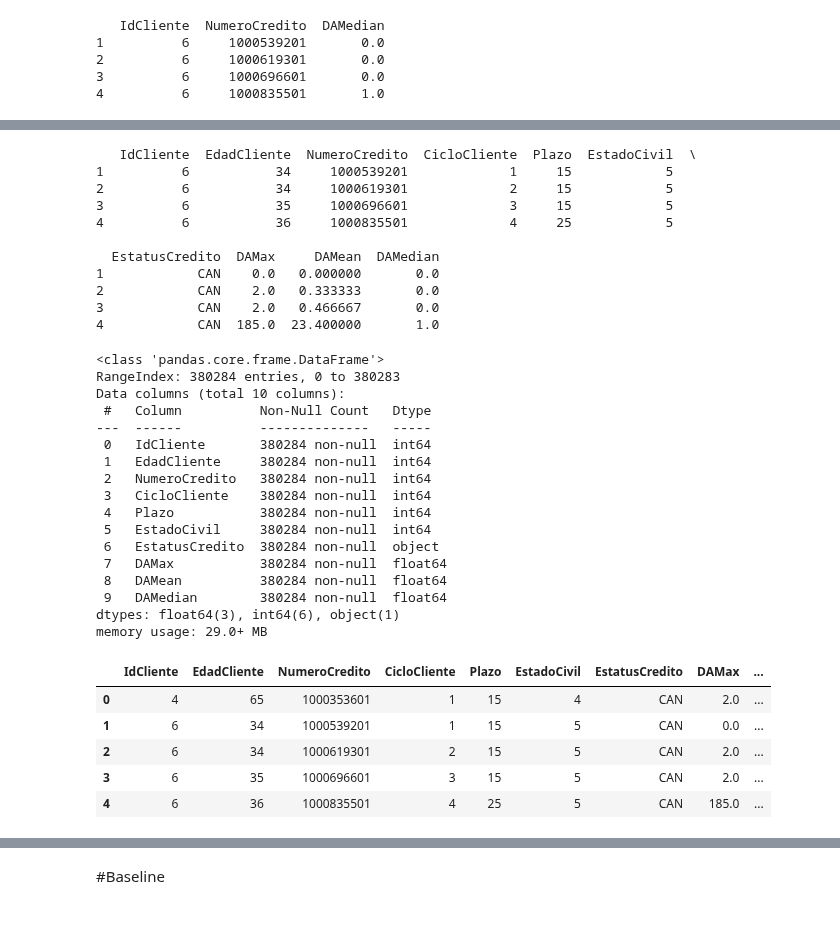
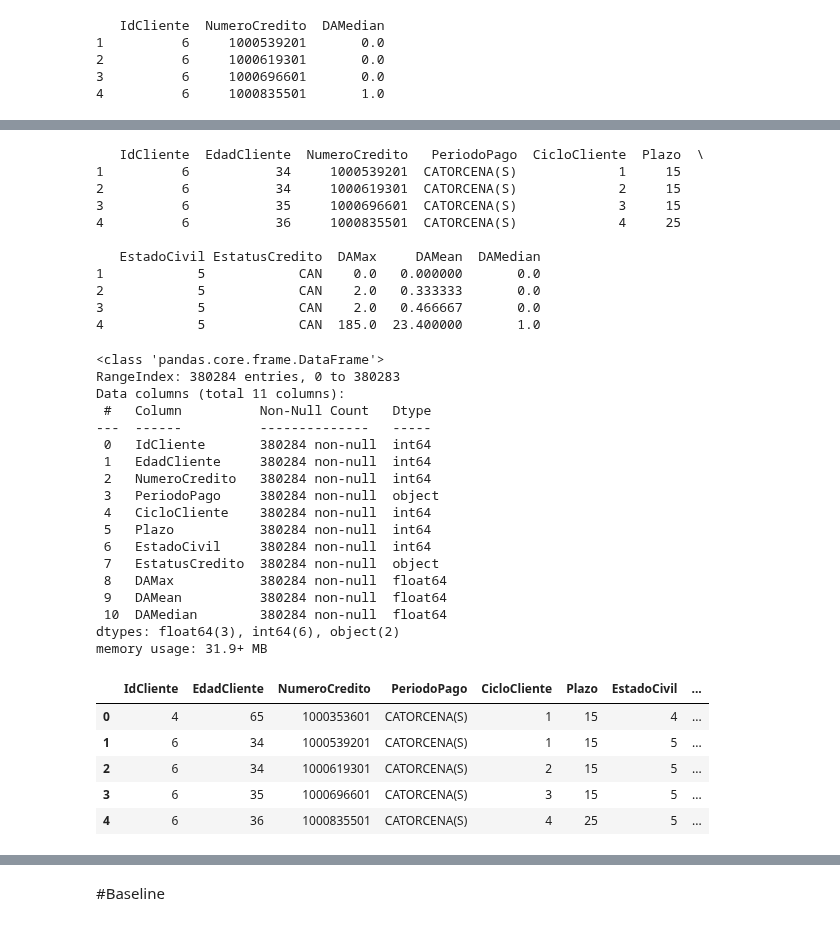
Before and after one commit to bmijangos/ProyectoIntegrador, a Jupyter notebook: Avance4_Equipo21.ipynb, the cells around one changed output, grey strips where cells are left out. Saved outputs shown, nothing was run; the diff lists cells and outputs as text; code cells hidden in the pictures.

```diff
--- a/Avance4_Equipo21.ipynb
+++ b/Avance4_Equipo21.ipynb
@@ -453,50 +357,51 @@ print(gpmediandf[gpmediandf['IdCliente']==6])
 # %%
 # agregamos la columan de la media
-newdf = pd.merge(gpmdadf, gpmeandf[['IdCliente','NumeroCredito','DAMean']], on=['IdCliente','NumeroCredito'], how='left')
+newgpdf = pd.merge(gpmdadf, gpmeandf[['IdCliente','NumeroCredito','DAMean']], on=['IdCliente','NumeroCredito'], how='left')
 
 # agregamos la columna de la mediana
-newdf = pd.merge(newdf, gpmediandf[['IdCliente','NumeroCredito','DAMedian']], on=['IdCliente','NumeroCredito'], how='left')
+newgpdf = pd.merge(newgpdf, gpmediandf[['IdCliente','NumeroCredito','DAMedian']], on=['IdCliente','NumeroCredito'], how='left')
 # %%
 # mostramos los datos del cliente 6
-print(newdf[newdf['IdCliente']==6])
+print(newgpdf[newgpdf['IdCliente']==6])
 # %% [output]
-   IdCliente  EdadCliente  NumeroCredito  CicloCliente  Plazo  EstadoCivil  \
-1          6           34     1000539201             1     15            5
-2          6           34     1000619301             2     15            5
-3          6           35     1000696601             3     15            5
-4          6           36     1000835501             4     25            5
+   IdCliente  EdadCliente  NumeroCredito   PeriodoPago  CicloCliente  Plazo  \
+1          6           34     1000539201  CATORCENA(S)             1     15
+2          6           34     1000619301  CATORCENA(S)             2     15
+3          6           35     1000696601  CATORCENA(S)             3     15
+4          6           36     1000835501  CATORCENA(S)             4     25
 
-  EstatusCredito  DAMax     DAMean  DAMedian
-1            CAN    0.0   0.000000       0.0
-2            CAN    2.0   0.333333       0.0
-3            CAN    2.0   0.466667       0.0
-4            CAN  185.0  23.400000       1.0
+   EstadoCivil EstatusCredito  DAMax     DAMean  DAMedian
+1            5            CAN    0.0   0.000000       0.0
+2            5            CAN    2.0   0.333333       0.0
+3            5            CAN    2.0   0.466667       0.0
+4            5            CAN  185.0  23.400000       1.0
 # %%
-newdf.info()
+newgpdf.info()
 # %% [output]
 <class 'pandas.core.frame.DataFrame'>
 RangeIndex: 380284 entries, 0 to 380283
-Data columns (total 10 columns):
+Data columns (total 11 columns):
  #   Column          Non-Null Count   Dtype
 ---  ------          --------------   -----
  0   IdCliente       380284 non-null  int64
  1   EdadCliente     380284 non-null  int64
  2   NumeroCredito   380284 non-null  int64
- 3   CicloCliente    380284 non-null  int64
- 4   Plazo           380284 non-null  int64
- 5   EstadoCivil     380284 non-null  int64
- 6   EstatusCredito  380284 non-null  object
- 7   DAMax           380284 non-null  float64
- 8   DAMean          380284 non-null  float64
- 9   DAMedian        380284 non-null  float64
-dtypes: float64(3), int64(6), object(1)
-memory usage: 29.0+ MB
+ 3   PeriodoPago     380284 non-null  object
+ 4   CicloCliente    380284 non-null  int64
+ 5   Plazo           380284 non-null  int64
+ 6   EstadoCivil     380284 non-null  int64
+ 7   EstatusCredito  380284 non-null  object
+ 8   DAMax           380284 non-null  float64
+ 9   DAMean          380284 non-null  float64
+ 10  DAMedian        380284 non-null  float64
+dtypes: float64(3), int64(6), object(2)
+memory usage: 31.9+ MB
 # %%
-newdf.head()
+newgpdf.head()
 # %% [output]
-|  | IdCliente | EdadCliente | NumeroCredito | CicloCliente | Plazo | EstadoCivil | EstatusCredito | DAMax | ... |
-| 0 | 4 | 65 | 1000353601 | 1 | 15 | 4 | CAN | 2.0 | ... |
-| 1 | 6 | 34 | 1000539201 | 1 | 15 | 5 | CAN | 0.0 | ... |
-| 2 | 6 | 34 | 1000619301 | 2 | 15 | 5 | CAN | 2.0 | ... |
-| 3 | 6 | 35 | 1000696601 | 3 | 15 | 5 | CAN | 2.0 | ... |
-| 4 | 6 | 36 | 1000835501 | 4 | 25 | 5 | CAN | 185.0 | ... |
+|  | IdCliente | EdadCliente | NumeroCredito | PeriodoPago | CicloCliente | Plazo | EstadoCivil | ... |
+| 0 | 4 | 65 | 1000353601 | CATORCENA(S) | 1 | 15 | 4 | ... |
+| 1 | 6 | 34 | 1000539201 | CATORCENA(S) | 1 | 15 | 5 | ... |
+| 2 | 6 | 34 | 1000619301 | CATORCENA(S) | 2 | 15 | 5 | ... |
+| 3 | 6 | 35 | 1000696601 | CATORCENA(S) | 3 | 15 | 5 | ... |
+| 4 | 6 | 36 | 1000835501 | CATORCENA(S) | 4 | 25 | 5 | ... |
```
Also changed, not shown: parts of 15 cells of this notebook.
